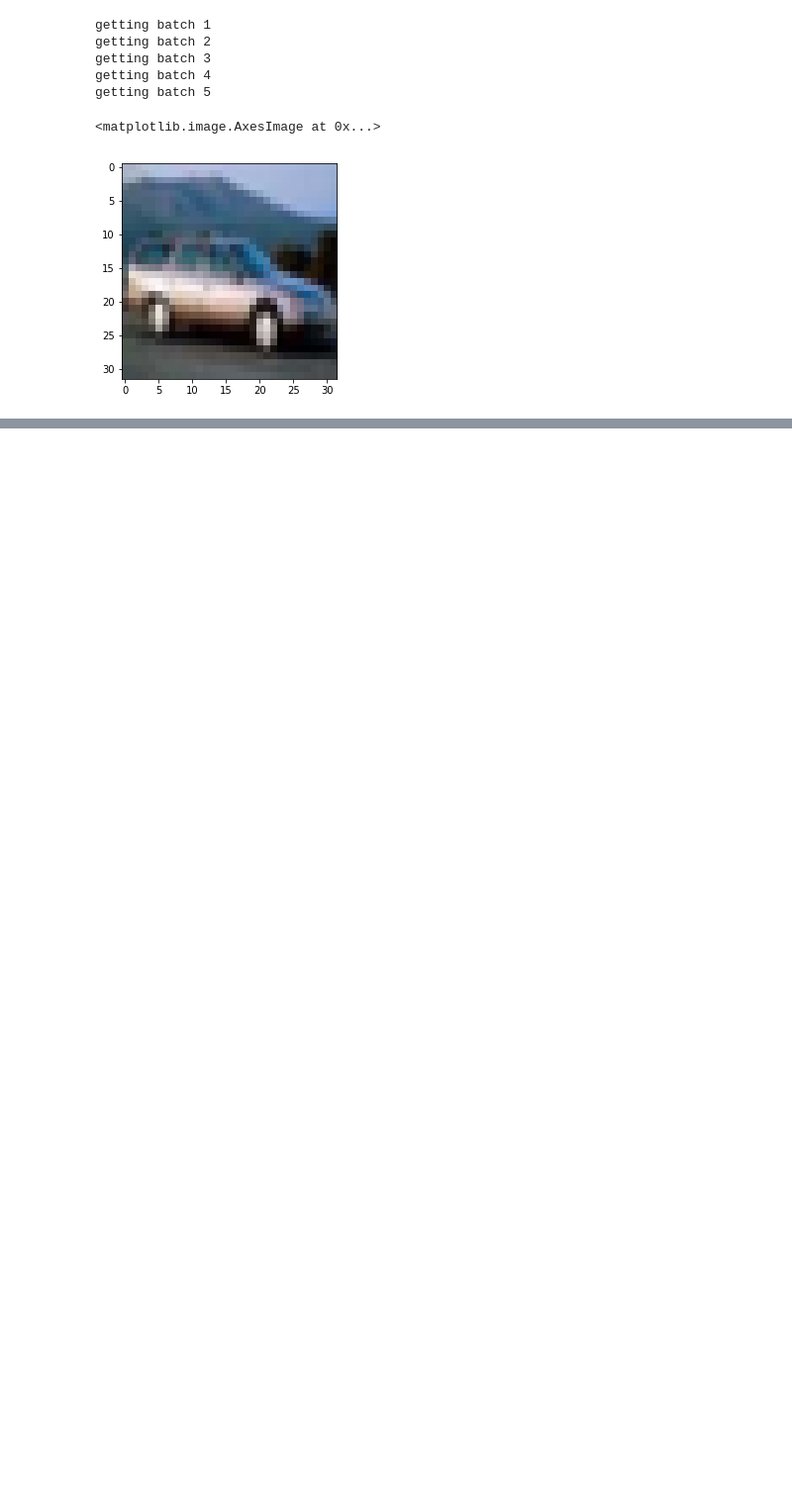
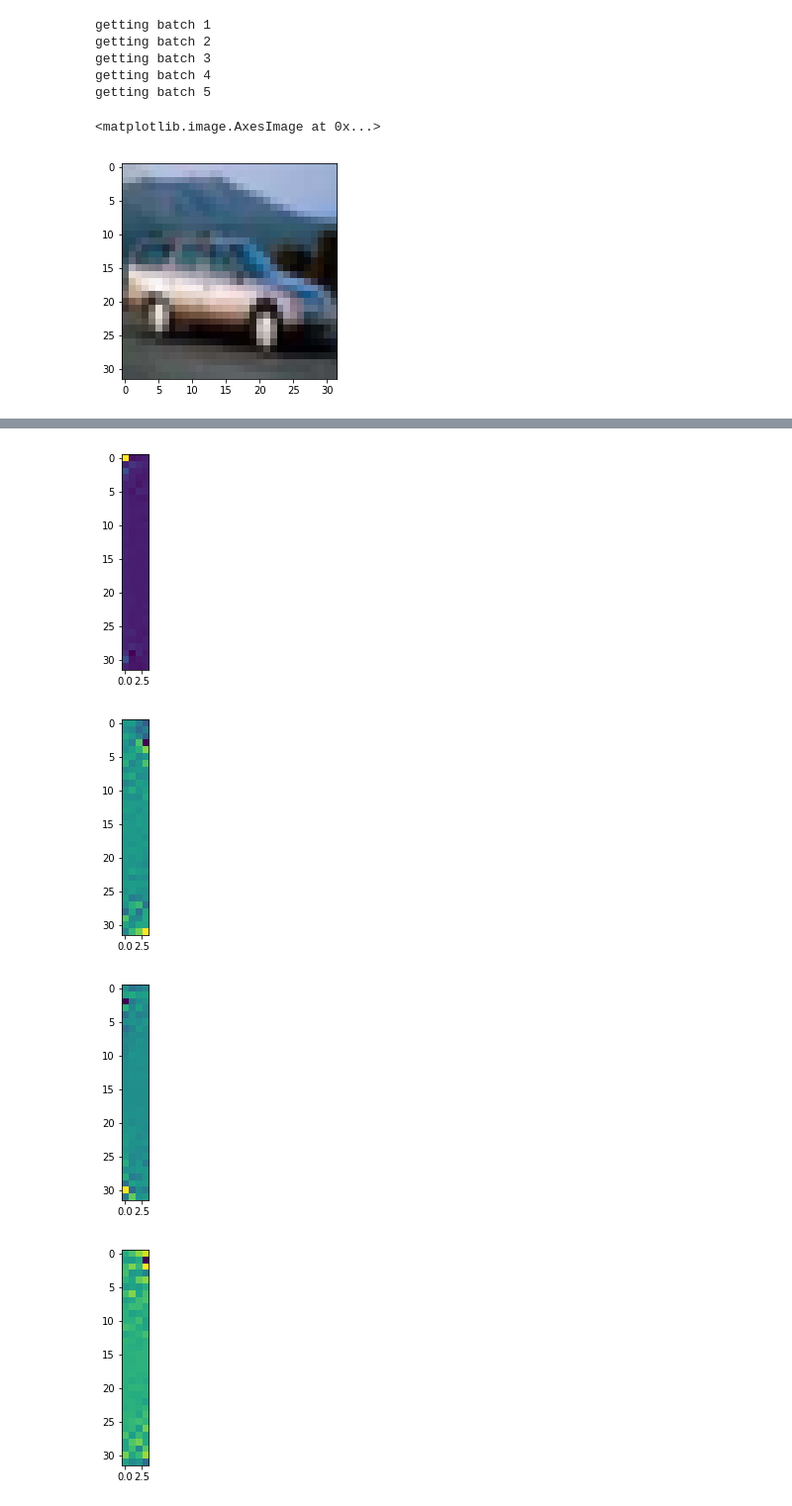
Before and after one commit to oracleofnj/scalenet, a Jupyter notebook: test_cifar10.ipynb, the cells around one changed output, grey strips where cells are left out. Shown at 99% size. Cells and saved outputs as stored; diff of their text form; code cells hidden in the pictures; blank space fills up the shorter version.

```diff
--- a/test_cifar10.ipynb
+++ b/test_cifar10.ipynb
@@ -21,0 +31,12 @@ plt.imshow(images[4])
+# %%
+trainset = torchvision.datasets.CIFAR10(
+    root='./image_files',
+    train=True,
+    download=False,
+    transform=transforms.ToTensor()
+)
+trainloader = torch.utils.data.DataLoader(trainset, batch_size=16, shuffle=False, num_workers=0)
+# %%
+gen = iter(trainloader)
+# %%
+im_cpu, l_cpu = next(gen)
@@ -21,0 +50,2 @@ plt.imshow(images[4])
+# %%
+im_rfft = torch.rfft(im_cpu, 2, onesided=False)
@@ -21,0 +108,16 @@ plt.imshow(images[4])
+# %%
+torch.set_printoptions(profile="full")
+plt.imshow(im_rfft[4][0][:,:4,0])
+plt.show()
+plt.imshow(im_rfft[4][0][:,-4:,0])
+plt.show()
+plt.imshow(im_rfft[4][0][:,:4,1])
+plt.show()
+plt.imshow(im_rfft[4][0][:,-4:,1])
+plt.show()
+torch.set_printoptions(profile="default")
+# %% [output]
+[figure, added]
+[figure, added]
+[figure, added]
+[figure, added]
```
Also changed, not shown: parts of 29 cells of this notebook.
